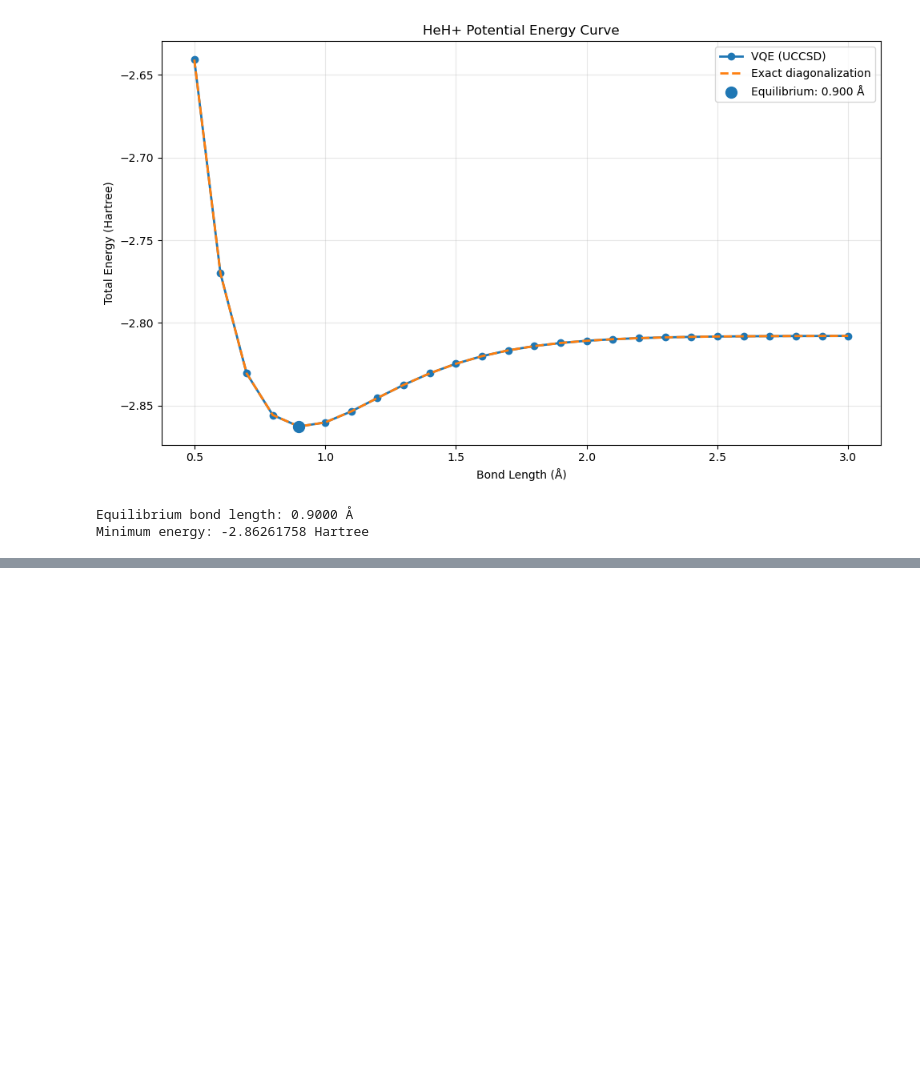
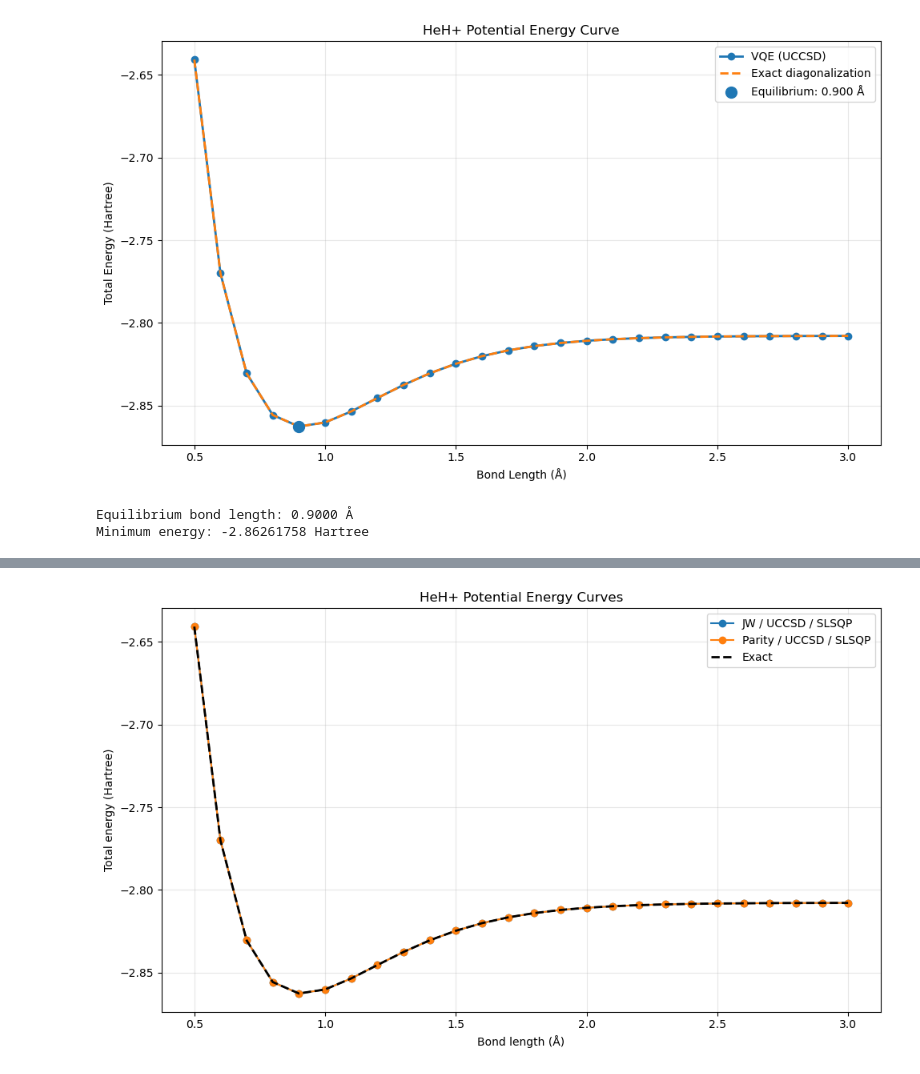
Before and after one commit to asherzcx-cyber/QuantumChemistry, a Jupyter notebook: QuantumChemistry.ipynb, the cells around one changed output, grey strips where cells are left out. Saved outputs shown, nothing was run; the diff lists cells and outputs as text; code cells hidden in the pictures; blank space fills up the shorter version.

```diff
--- a/QuantumChemistry.ipynb
+++ b/QuantumChemistry.ipynb
@@ -371,0 +592,58 @@ Minimum energy: -2.86261758 Hartree
+# %%
+
+R_values = np.linspace(0.5, 3.0, 26)
+
+selected = [
+    ("JW", "UCCSD", "SLSQP"),
+    ("Parity", "UCCSD", "SLSQP"),
+]
+
+all_results = []
+
+for mapping, ansatz, optimizer in selected:
+    for R in R_values:
+        data = benchmark_HeH(
+            R=R,
+            mapping=mapping,
+            ansatz_type=ansatz,
+            optimizer_type=optimizer
+        )
+        all_results.append(data)
+
+curve_df = pd.DataFrame(all_results)
+curve_df.to_csv("HeH_full_benchmark.csv", index=False)
+
+plt.figure(figsize=(10, 6))
+
+for (mapping, ansatz, optimizer), group in curve_df.groupby(
+    ["Mapping", "Ansatz", "Optimizer"]
+):
+    plt.plot(
+        group["R"],
+        group["VQE_energy"],
+        "o-",
+        label=f"{mapping} / {ansatz} / {optimizer}"
+    )
+
+reference = curve_df[
+    (curve_df["Mapping"] == "JW") &
+    (curve_df["Ansatz"] == "UCCSD")
+].sort_values("R")
+
+plt.plot(
+    reference["R"],
+    reference["Exact_energy"],
+    "k--",
+    label="Exact",
+    linewidth=2
+)
+
+plt.xlabel("Bond length (Å)")
+plt.ylabel("Total energy (Hartree)")
+plt.title("HeH+ Potential Energy Curves")
+plt.legend()
+plt.grid(alpha=0.3)
+plt.tight_layout()
+plt.show()
+# %% [output]
+[figure, added]
```
Also changed, not shown: parts of 17 cells of this notebook, 3 other files.
